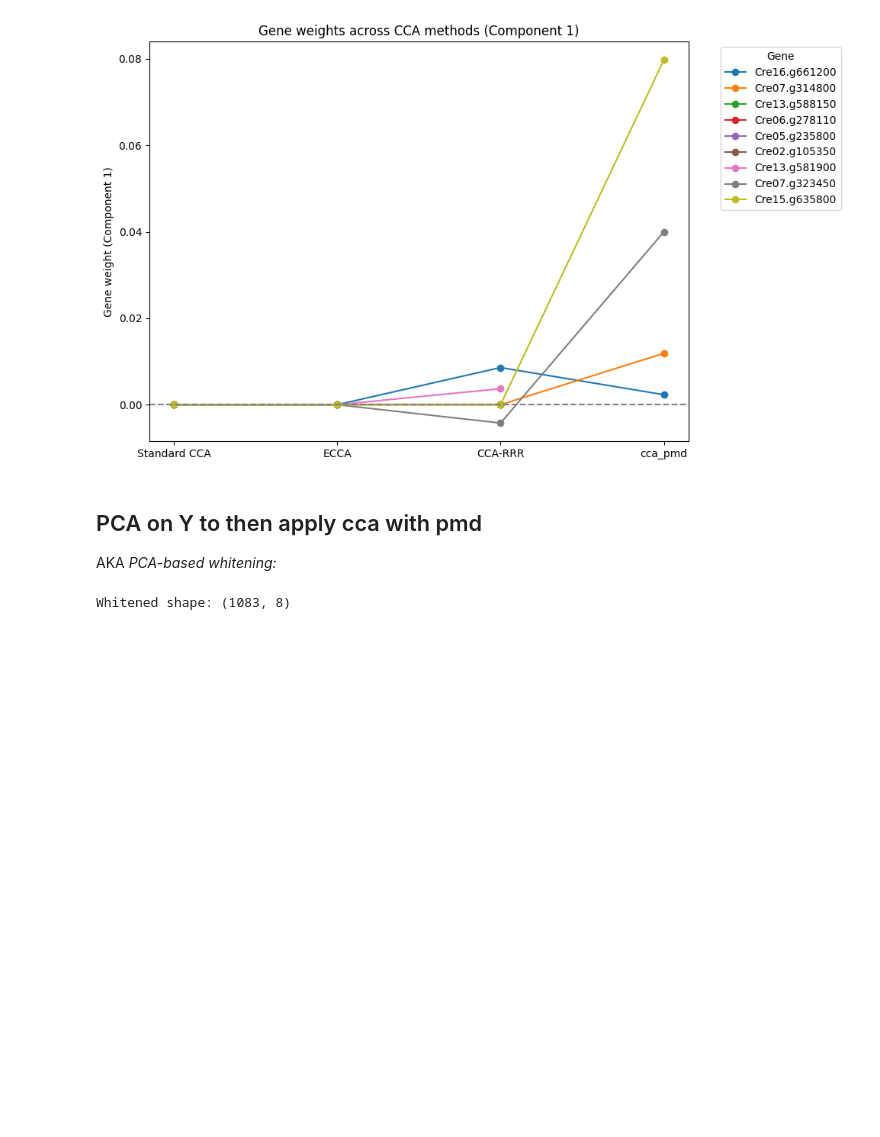
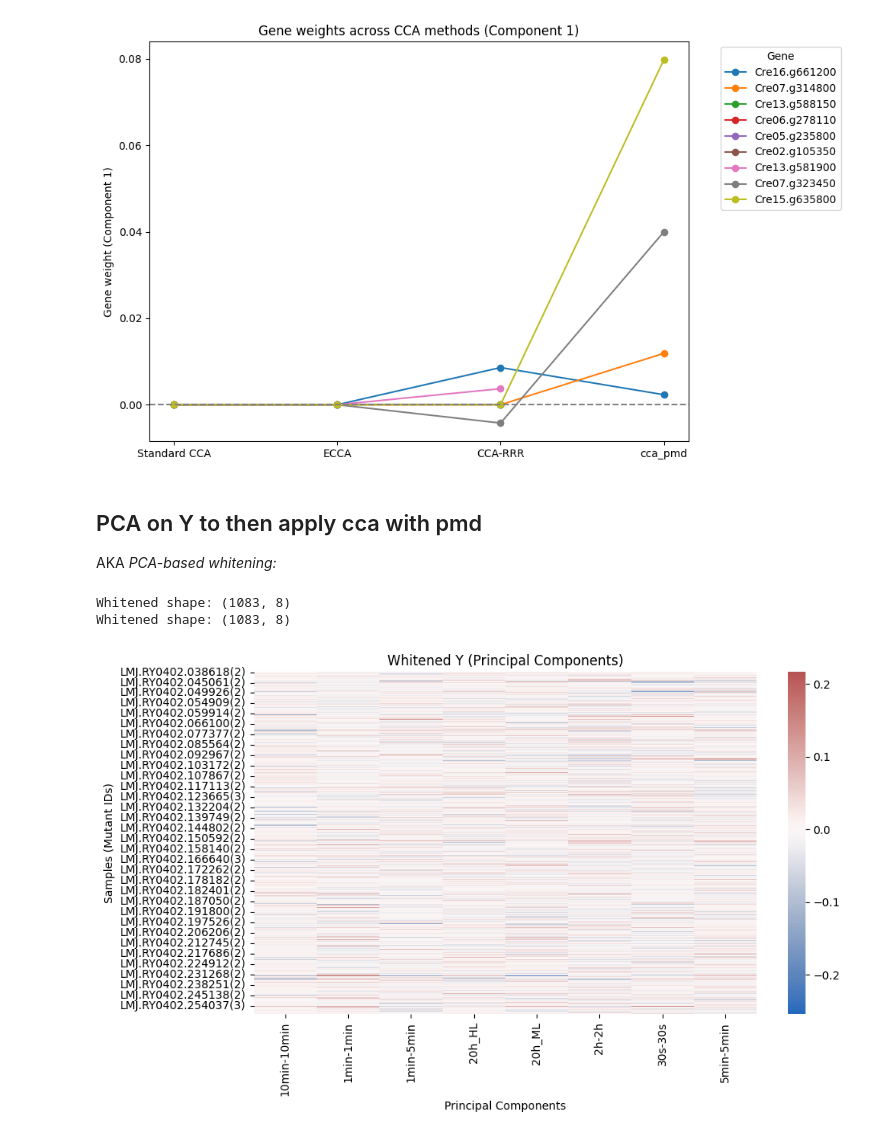
Before and after one commit to Imane-Mkt/Chlamy, a Jupyter notebook: Chlamy_Project_v2-main/Notebooks_Imane/Correlation_analysis.ipynb, the cells around one changed output. Drawn from its saved outputs; the diff is of its cells as text; code cells hidden in the pictures; blank space fills up the shorter version.

```diff
--- a/Chlamy_Project_v2-main/Notebooks_Imane/Correlation_analysis.ipynb
+++ b/Chlamy_Project_v2-main/Notebooks_Imane/Correlation_analysis.ipynb
@@ -69,21 +69,22 @@ def split_genes_with_counts(data):
         print("Warning: no rows generated in split_genes_with_counts")
     return data_expanded
 
-data = pd.read_csv('/home/imokhtatif/.vscode-server/Chlamy_Project_v2-main/Data/Bayesian_latest_phase2(5.18).csv')
+data = mutant_means#pd.read_csv('/home/imokhtatif/.vscode-server/Chlamy_Project_v2-main/Data/Bayesian_latest_phase2(5.18).csv')
 data = split_genes_with_counts(data)
-data.to_csv('/home/imokhtatif/.vscode-server/Chlamy_Project_v2-main/Data/Bayesian_splitgenes_latest_phase2(5.18).csv', index=False)
+#data.to_csv('/home/imokhtatif/.vscode-server/Chlamy_Project_v2-main/Data/Bayesian_splitgenes_latest_phase2(5.18).csv', index=False)
 # %% [markdown]
 ## Sparse CCA
 
 use the z-scores maybe instead of theplots
 # %%
-K = 8
+K = 4
 penalty_x = 0.3
 penalty_y = 0.3
 
-df = pd.read_csv('/home/imokhtatif/.vscode-server/Chlamy_Project_v2-main/Data/Bayesian_splitgenes_latest_phase2(5.18).csv')
+df = data#pd.read_csv('/home/imokhtatif/.vscode-server/Chlamy_Project_v2-main/Data/Bayesian_splitgenes_latest_phase2(5.18).csv')
 df = df[~(df['mutant_ID']== 'WT')]  #
 df = df[df['mutated_genes'].notna() & df['mutant_ID'].notna()]
+df = df[~(df['light_regime'].isin(['10min-10min', '5min-5min', '1min-5min', '20h_ML']))]
 
 # Gene presence/absence matrix : X
 df['presence'] = 1
@@ -97,6 +98,7 @@ X, Y = X.loc[common], Y.loc[common]
 Y = Y.fillna(Y.mean())
 Y = Y.clip(lower=-1e6, upper=1e6)
 X = X.loc[:, X.var() > 0]
+
 X_scaled = StandardScaler().fit_transform(X)
 Y_scaled = StandardScaler().fit_transform(Y)
 mask = np.isfinite(X_scaled).all(axis=1) & np.isfinite(Y_scaled).all(axis=1)
@@ -681,25 +678,38 @@ plt.show()
 ## PCA on Y to then apply cca with pmd
 
 AKA   *PCA-based whitening:*
-# %%
-import numpy as np
-from sklearn.preprocessing import StandardScaler
-from sklearn.decomposition import PCA
-
-# Assume Y_mat is your numpy array (rows: samples, columns: light regimes)
-
-# Step 1: Center and scale Y
-scaler = StandardScaler()
-Y_scaled = scaler.fit_transform(Y)
-
-# Step 2: PCA
-pca = PCA()
-Y_pca = pca.fit_transform(Y_scaled)
-
-# Step 3: Whitening (divide by singular values)
-Y_whitened = Y_pca / pca.singular_values_
-
-# Result: Y_whitened is decorrelated and each component has unit variance
-print("Whitened shape:", Y_whitened.shape)
-# %% [output]
-Whitened shape: (1083, 8)
+# %%
+import numpy as np
+from sklearn.preprocessing import StandardScaler
+from sklearn.decomposition import PCA
+
+scaler = StandardScaler()
+Y_scaled = scaler.fit_transform(Y)
+
+pca = PCA()
+Y_pca = pca.fit_transform(Y_scaled)
+
+Y_whitened = Y_pca / pca.singular_values_
+
+scaler = StandardScaler()
+Y_scaled = scaler.fit_transform(Y)
+pca = PCA()
+Y_pca = pca.fit_transform(Y_scaled)
+Y_whitened = Y_pca / pca.singular_values_
+print("Whitened shape:", Y_whitened.shape)
+Y_whitened = pd.DataFrame(Y_whitened, index=Y.index, columns=Y.columns)
+print("Whitened shape:", Y_whitened.shape)
+import seaborn as sns
+import matplotlib.pyplot as plt
+
+plt.figure(figsize=(10, 6))
+sns.heatmap(Y_whitened, cmap='vlag', center=0)
+plt.title("Whitened Y (Principal Components)")
+plt.xlabel("Principal Components")
+plt.ylabel("Samples (Mutant IDs)")
+plt.tight_layout()
+plt.show()
+# %% [output]
+Whitened shape: (1083, 8)
+Whitened shape: (1083, 8)
+[figure, added]
```
Also changed, not shown: parts of 6 cells of this notebook.
